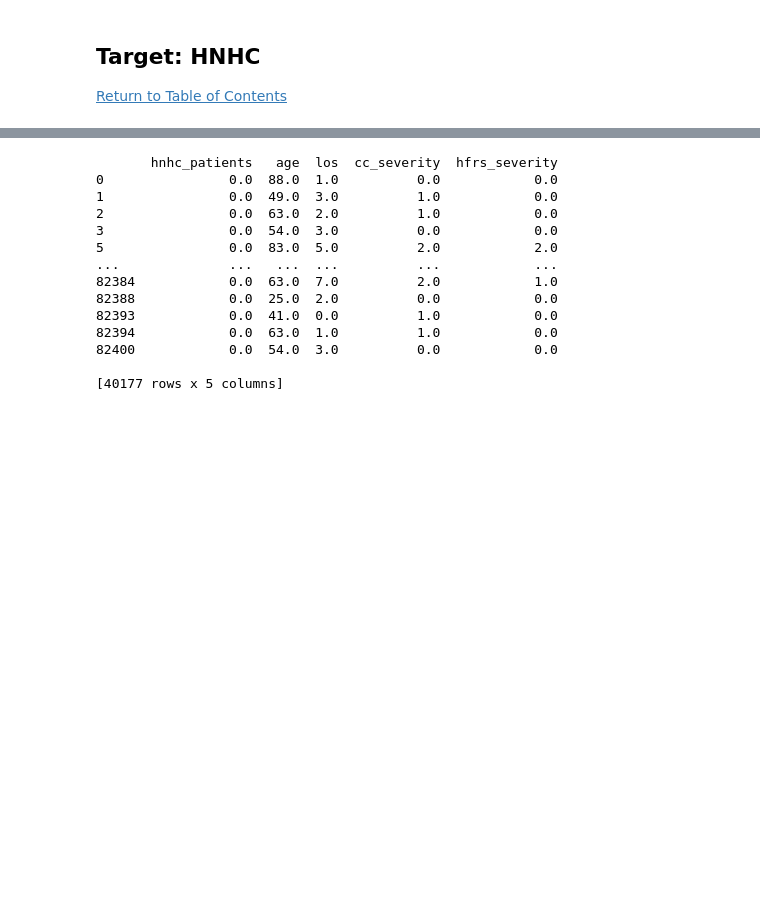
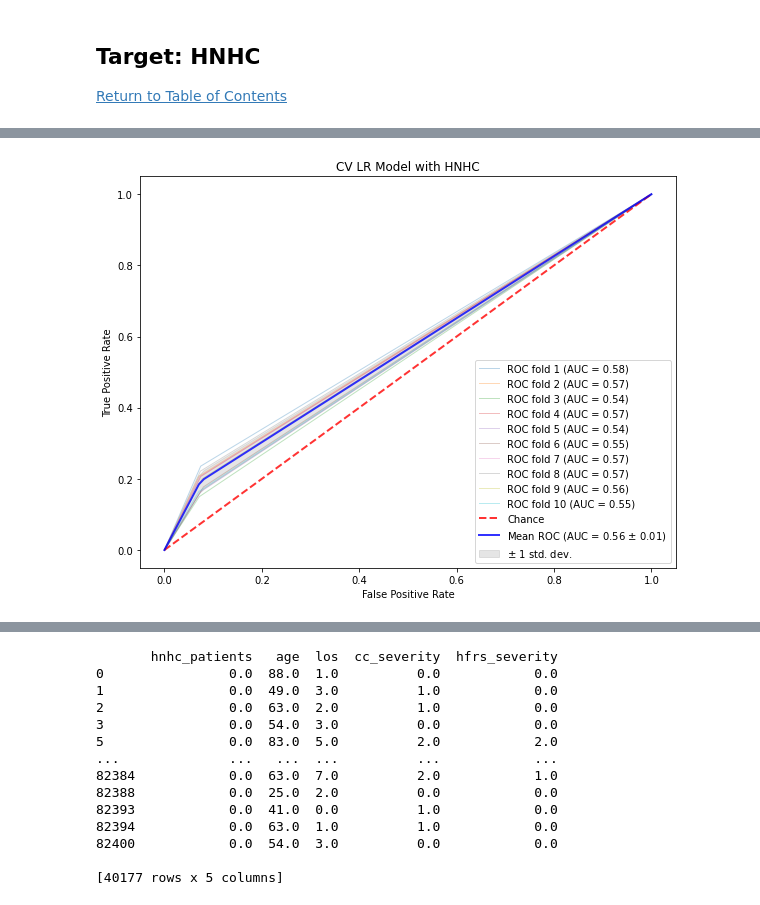
Before and after one commit to Autonomousse/UCSD_NRD_2017, a Jupyter notebook: NRD_2017_ML_Validation_5_Features_SP.ipynb, the cells around one changed output, grey strips where cells are left out. Drawn from its saved outputs; the diff is of its cells as text; code cells hidden in the pictures; blank space fills up the shorter version.

```diff
--- a/NRD_2017_ML_Validation_5_Features_SP.ipynb
+++ b/NRD_2017_ML_Validation_5_Features_SP.ipynb
@@ -455,0 +375,13 @@ def draw_cv_auc_roc(classifier, cv, X, y, num_features, title = 'Receiver Operat
+# %%
+# Plug in the features found by the LR RFE process on the 2013 NRD file and repeat the same steps.
+# These are the features from LR RFE NRD 2013: ['cm_lymph', 'cm_para', 'cm_renlfail', 'cm_ulcer', 'new_osteo_adm']
+data_lr_hnhc = ['hnhc_patients', 'cm_renlfail']
+
+# Readmission dataframe we defined above.
+readm_df = cleaned_data
+
+# Call the function to split and retrieve the target and feature set.
+cleaned_data_wo_outcome_df_lr_hnhc, target_srs_lr_hnhc = validate_2013(data_lr_hnhc, readm_df)
+
+# Variable for saving the charts.
+num_features = 5
@@ -455,0 +403,7 @@ def draw_cv_auc_roc(classifier, cv, X, y, num_features, title = 'Receiver Operat
+# %%
+# Initial model with Logistic Regression.
+model_lr_hnhc = LogisticRegression(random_state = 42)
+X_train_lr_hnhc, X_test_lr_hnhc, y_train_lr_hnhc, y_test_lr_hnhc = train_test_split(cleaned_data_wo_outcome_df_lr_hnhc, target_srs_lr_hnhc, random_state=42)
+model_lr_hnhc.fit(X_train_lr_hnhc, y_train_lr_hnhc)
+print(f'Training Score: {model_lr_hnhc.score(X_train_lr_hnhc, y_train_lr_hnhc)}')
+print(f'Testing Score: {model_lr_hnhc.score(X_test_lr_hnhc, y_test_lr_hnhc)}')
@@ -455,0 +430,17 @@ def draw_cv_auc_roc(classifier, cv, X, y, num_features, title = 'Receiver Operat
+# %%
+# Subfolder where plots/charts will be saved.
+PATH_SUB = f'{images_folder}/{num_features}_features'
+
+# If the folder already exists, pass through. If the folder does not exist, create the folder.
+if path.exists(PATH_SUB):
+    # Pass through.
+    pass
+else:
+    # Create a folder to save plots/charts in.
+    os.makedirs(f'{images_folder}/{num_features}_features')
+
+# Cross validated ROC/AUC chart, run classifier with cross-validation and plot ROC curves.
+cv = StratifiedKFold(n_splits=10)
+draw_cv_auc_roc(model_lr_hnhc, cv, cleaned_data_wo_outcome_df_lr_hnhc, target_srs_lr_hnhc, num_features, 'CV LR Model with HNHC')
+# %% [output]
+[figure, added]
```
Also changed, not shown: parts of 63 cells of this notebook, 1 other file.
